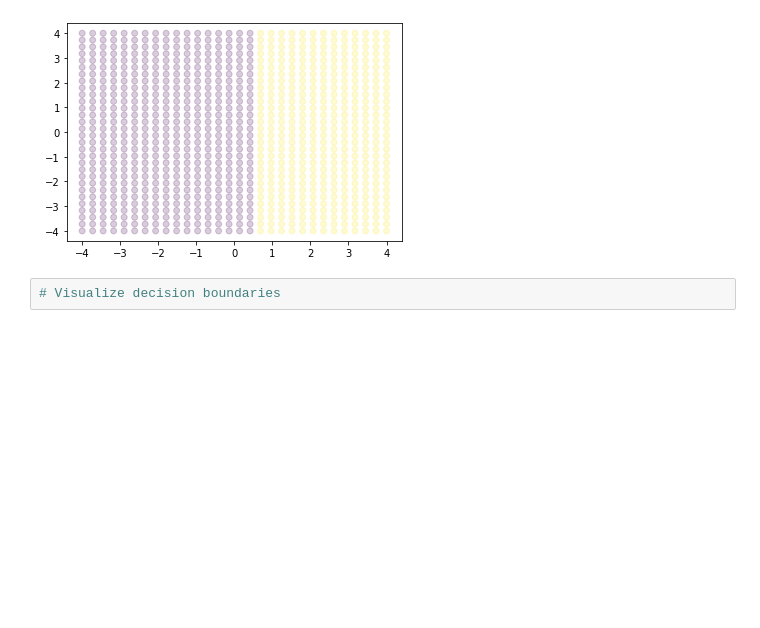
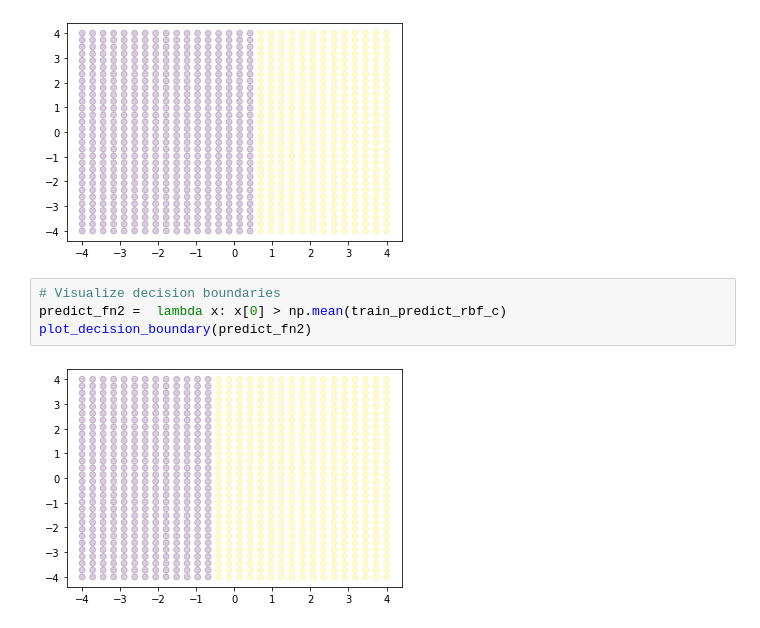
Before and after one commit to simonblaue/Master, a Jupyter notebook: Machine Learning/Practical 3/3_[NAME1]_[NAME2]_[NAME3].ipynb, the cells around one changed output. Saved outputs shown, nothing was run; the diff lists cells and outputs as text; blank space fills up the shorter version.

```diff
--- a/Machine Learning/Practical 3/3_[NAME1]_[NAME2]_[NAME3].ipynb
+++ b/Machine Learning/Practical 3/3_[NAME1]_[NAME2]_[NAME3].ipynb
@@ -285,5 +285,9 @@ predict_fn = lambda x: x[0] > 0.5
 plot_decision_boundary(predict_fn)
 # %% [output]
 [figure]
-# %%
-# Visualize decision boundaries
+# %%
+# Visualize decision boundaries
+predict_fn2 =  lambda x: x[0] > np.mean(train_predict_rbf_c)
+plot_decision_boundary(predict_fn2)
+# %% [output]
+[figure, added]
```
